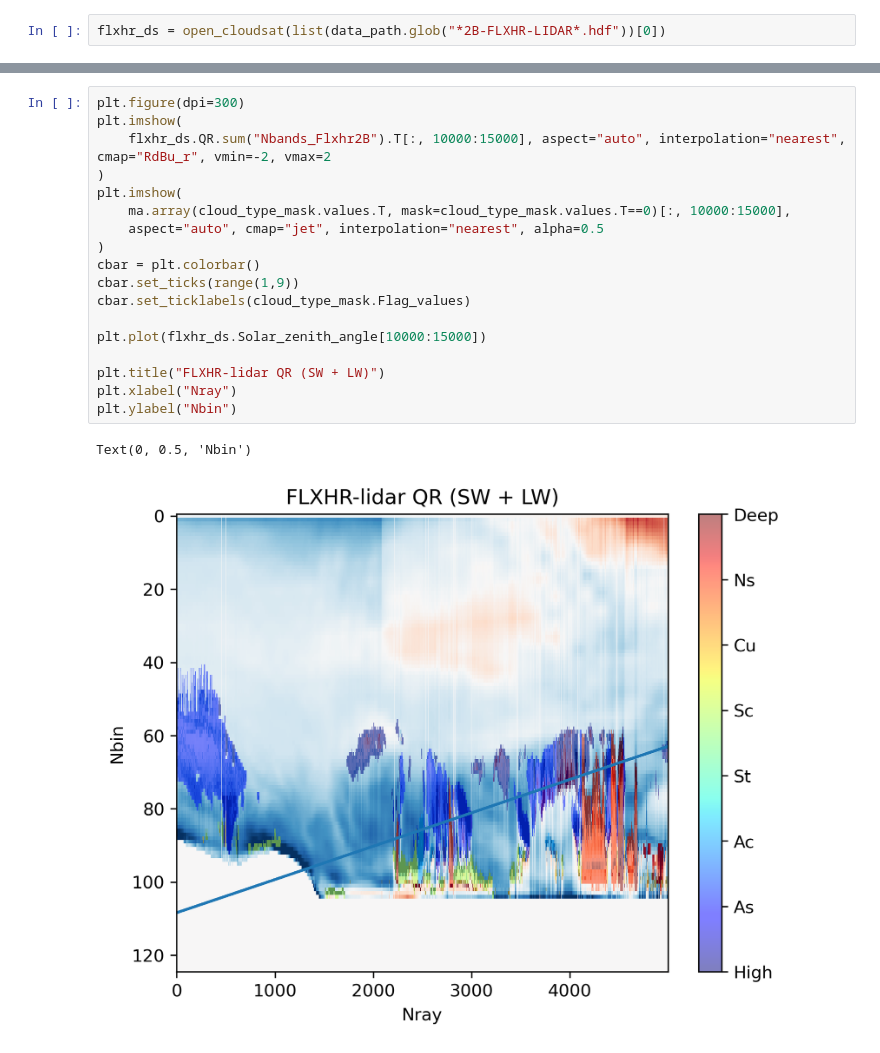
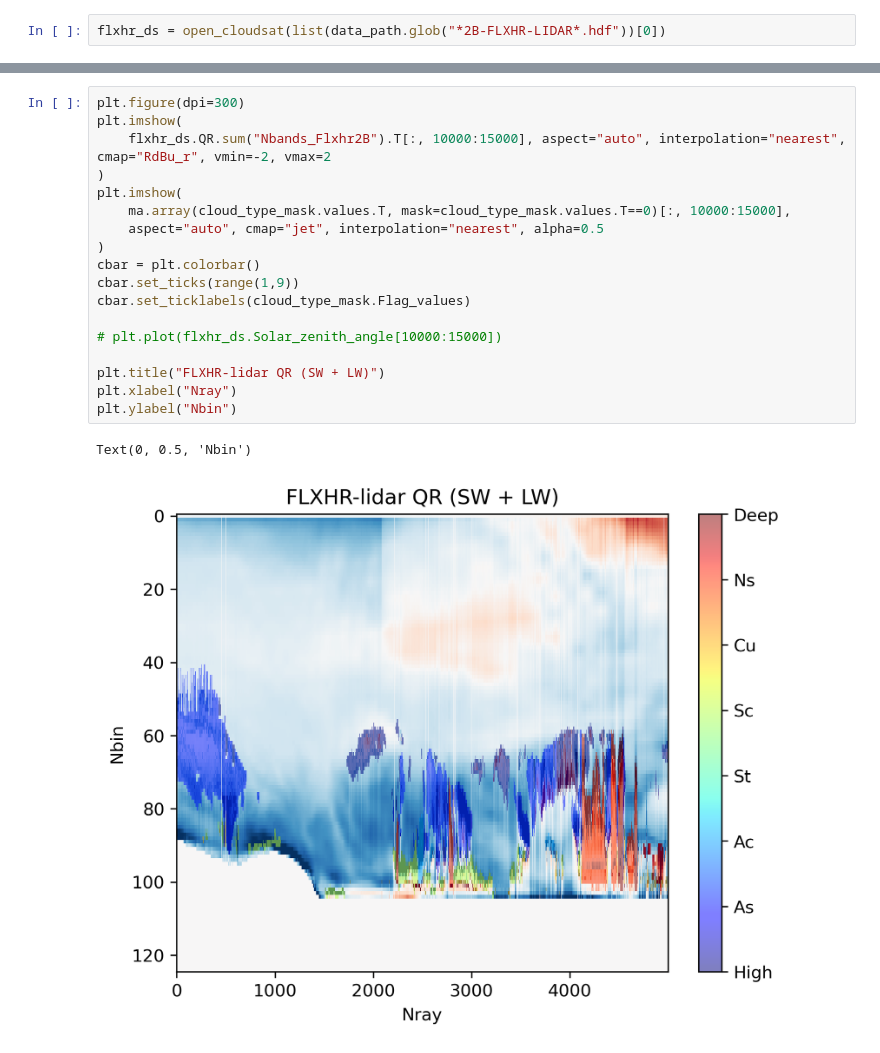
Before and after one commit to w-k-jones/CloudSatiPy, a Jupyter notebook: examples/reconstruct_cloudmask.ipynb, the cells around one changed output, grey strips where cells are left out. Drawn from its saved outputs; the diff is of its cells as text.

```diff
--- a/examples/reconstruct_cloudmask.ipynb
+++ b/examples/reconstruct_cloudmask.ipynb
@@ -190,21 +233,21 @@ Coordinates:
 # %%
 plt.figure(dpi=300)
 plt.imshow(
     flxhr_ds.QR.sum("Nbands_Flxhr2B").T[:, 10000:15000], aspect="auto", interpolation="nearest", cmap="RdBu_r", vmin=-2, vmax=2
 )
 plt.imshow(
     ma.array(cloud_type_mask.values.T, mask=cloud_type_mask.values.T==0)[:, 10000:15000],
     aspect="auto", cmap="jet", interpolation="nearest", alpha=0.5
 )
 cbar = plt.colorbar()
 cbar.set_ticks(range(1,9))
 cbar.set_ticklabels(cloud_type_mask.Flag_values)
 
-plt.plot(flxhr_ds.Solar_zenith_angle[10000:15000])
+# plt.plot(flxhr_ds.Solar_zenith_angle[10000:15000])
 
 plt.title("FLXHR-lidar QR (SW + LW)")
 plt.xlabel("Nray")
 plt.ylabel("Nbin")
 # %% [output]
 Text(0, 0.5, 'Nbin')
-[figure, old version]
+[figure, new version]
```
Also changed, not shown: parts of 6 cells of this notebook.
